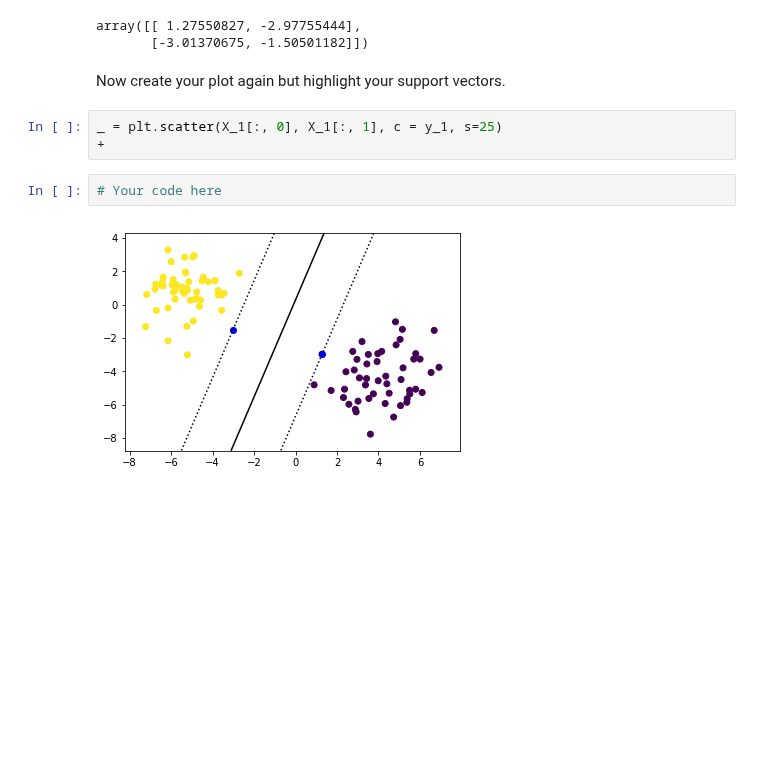
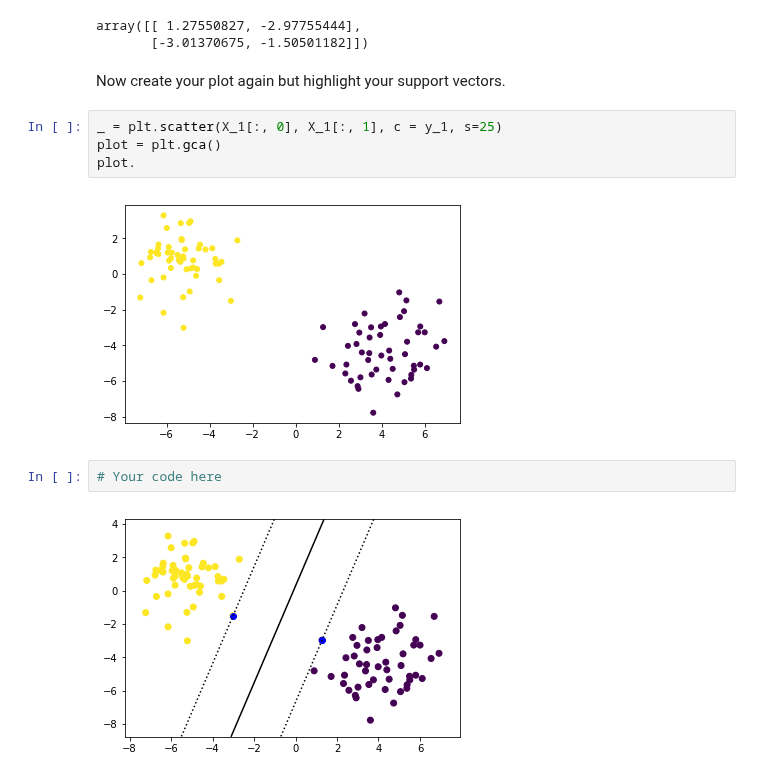
Before and after one commit to aschams/dsc-building-an-svm-using-scikit-learn-lab-dc-ds-060319, a Jupyter notebook: index.ipynb, the cells around one changed output. Drawn from its saved outputs; the diff is of its cells as text; blank space fills up the shorter version.

```diff
--- a/index.ipynb
+++ b/index.ipynb
@@ -147,7 +147,10 @@ array([[ 1.27550827, -2.97755444],
 Now create your plot again but highlight your support vectors.
 # %%
 _ = plt.scatter(X_1[:, 0], X_1[:, 1], c = y_1, s=25)
-+
+plot = plt.gca()
+plot.
+# %% [output]
+[figure, added]
 # %%
 # Your code here
 # %% [output]
```
